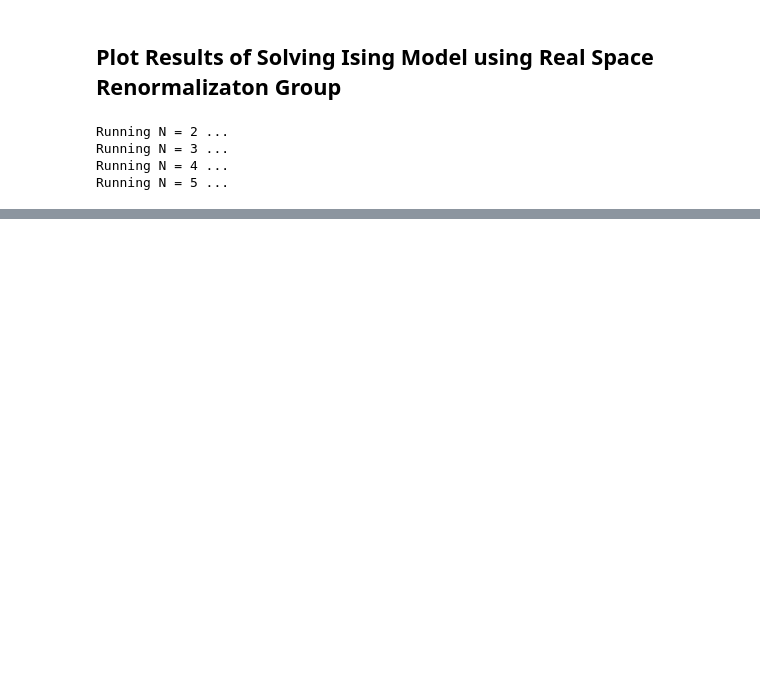
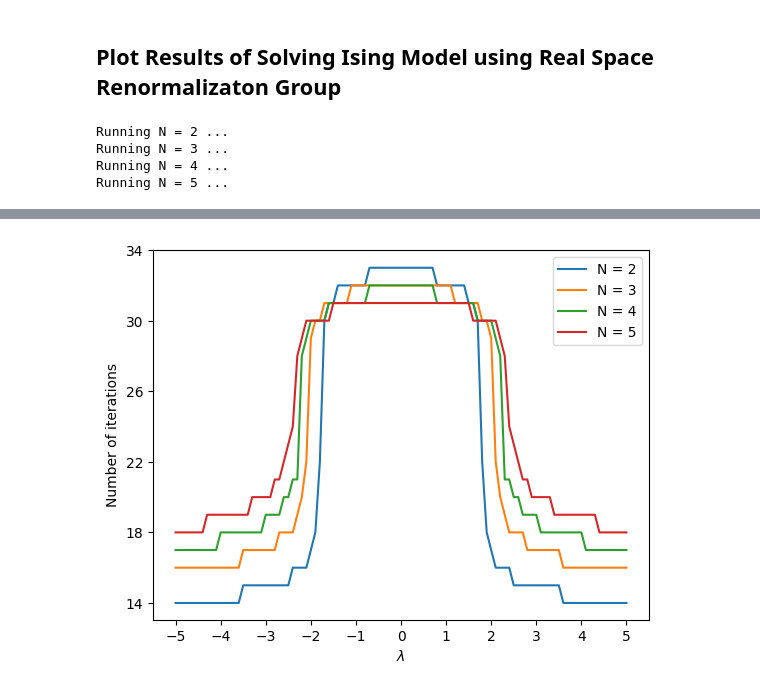
Before and after one commit to jchryssanthacopoulos/quantum_information, a Jupyter notebook: assignment_8/src/plot_rsrg_ising.ipynb, the cells around one changed output, grey strips where cells are left out. Saved outputs shown, nothing was run; the diff lists cells and outputs as text; code cells hidden in the pictures; blank space fills up the shorter version.

```diff
--- a/assignment_8/src/plot_rsrg_ising.ipynb
+++ b/assignment_8/src/plot_rsrg_ising.ipynb
@@ -66,0 +105,13 @@ plt.plot(lam, max_iterations, "rx-")
+# %%
+plt.plot(lam, max_iterations[0], label="N = 2")
+plt.plot(lam, max_iterations[1], label="N = 3")
+plt.plot(lam, max_iterations[2], label="N = 4")
+plt.plot(lam, max_iterations[3], label="N = 5")
+plt.legend()
+plt.xlabel("$\lambda$")
+plt.ylabel("Number of iterations")
+plt.xticks(np.arange(-5, 6, 1))
+plt.yticks(range(14, 36, 4))
+plt.savefig(f"{plot_dir}{os.sep}max_iterations_vs_lambda.pdf", format="pdf", bbox_inches="tight")
+# %% [output]
+[figure, added]
```
Also changed, not shown: parts of 5 cells of this notebook, 4 other files.
